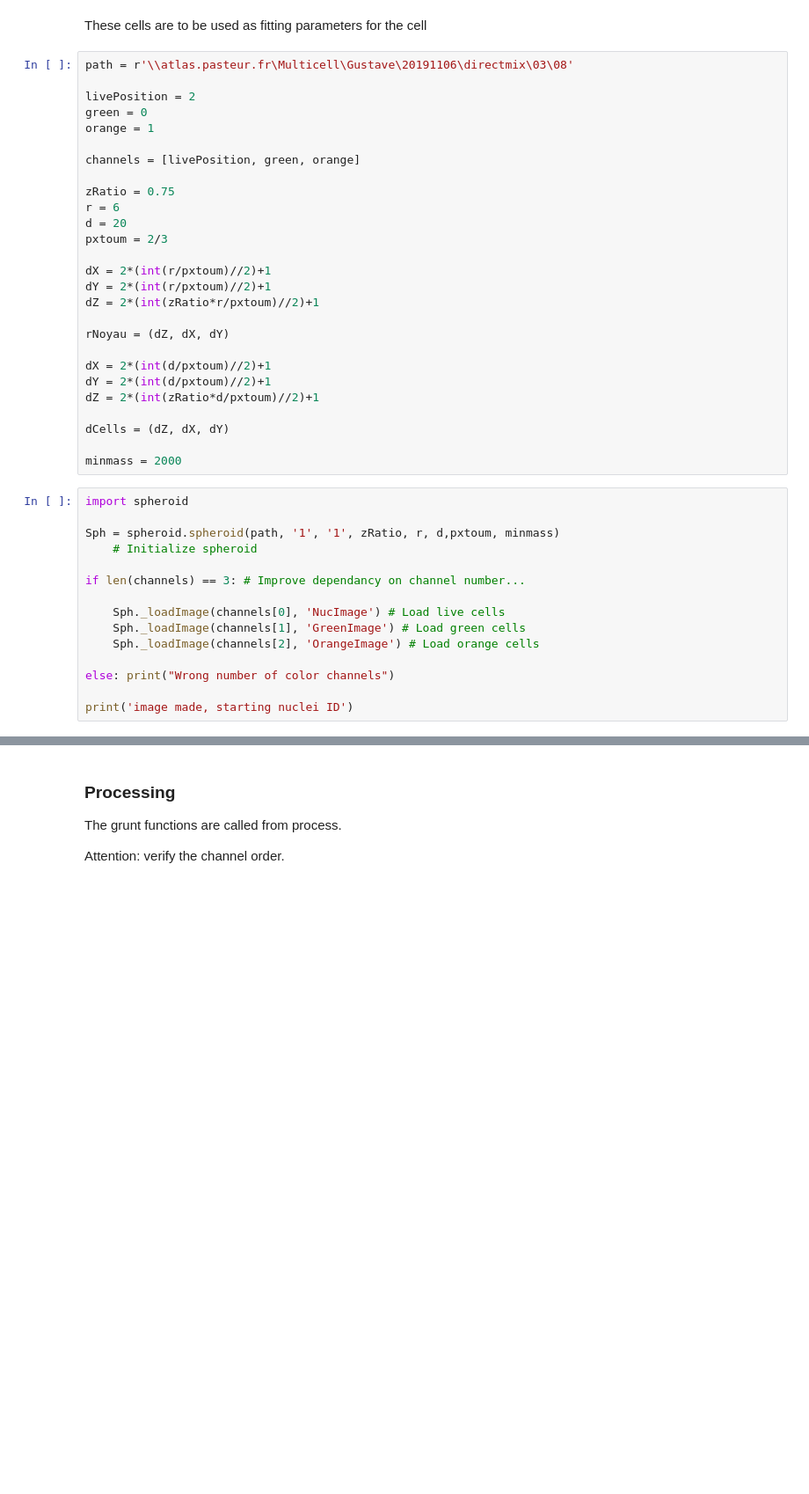
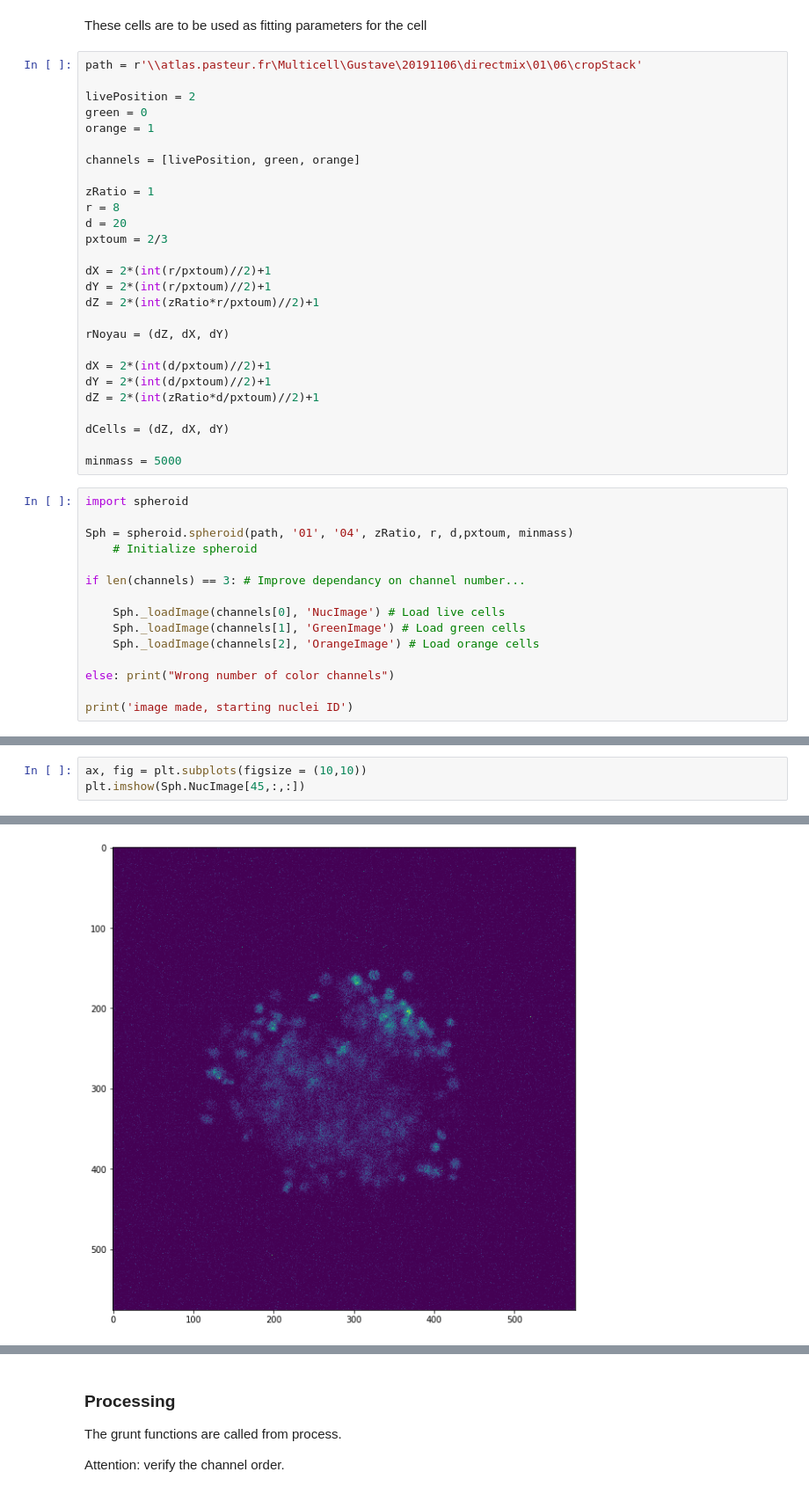
Before and after one commit to gronteix/3D-Segmentation-Sebastien, a Jupyter notebook: UtilityNotebook.ipynb, the cells around one changed output, grey strips where cells are left out. Shown at 88% size. Drawn from its saved outputs; the diff is of its cells as text; blank space fills up the shorter version.

Commit message:
included cropped image rep. and modified 'filePath' in _makeSingleSpheroidClass to use the images contained there as new reference

```diff
--- a/UtilityNotebook.ipynb
+++ b/UtilityNotebook.ipynb
@@ -14,7 +18,7 @@ The following notebook is an analysis notebook. It has been conceived to order a
 # %% [markdown]
 These cells are to be used as fitting parameters for the cell
 # %%
-path = r'\\atlas.pasteur.fr\Multicell\Gustave\20191106\directmix\03\08'
+path = r'\\atlas.pasteur.fr\Multicell\Gustave\20191106\directmix\01\06\cropStack'
 
 livePosition = 2
 green = 0
@@ -22,8 +26,8 @@ orange = 1
 
 channels = [livePosition, green, orange]
 
-zRatio = 0.75
-r = 6
+zRatio = 1
+r = 8
 d = 20
 pxtoum = 2/3
 
@@ -39,11 +43,11 @@ dZ = 2*(int(zRatio*d/pxtoum)//2)+1
 
 dCells = (dZ, dX, dY)
 
-minmass = 2000
+minmass = 5000
 # %%
 import spheroid
 
-Sph = spheroid.spheroid(path, '1', '1', zRatio, r, d,pxtoum, minmass)
+Sph = spheroid.spheroid(path, '01', '04', zRatio, r, d,pxtoum, minmass)
     # Initialize spheroid
 
 if len(channels) == 3: # Improve dependancy on channel number...
@@ -57,0 +64,4 @@ print('image made, starting nuclei ID')
+# %%
+ax, fig = plt.subplots(figsize = (10,10))
+plt.imshow(Sph.NucImage[45,:,:])
+# %% [output]
@@ -58,3 +69,4 @@ print('image made, starting nuclei ID')
+[figure, added]
 # %%
 from trackpy import preprocessing
 import trackpy
```
Also changed, not shown: parts of 6 cells of this notebook, 1 other file.
